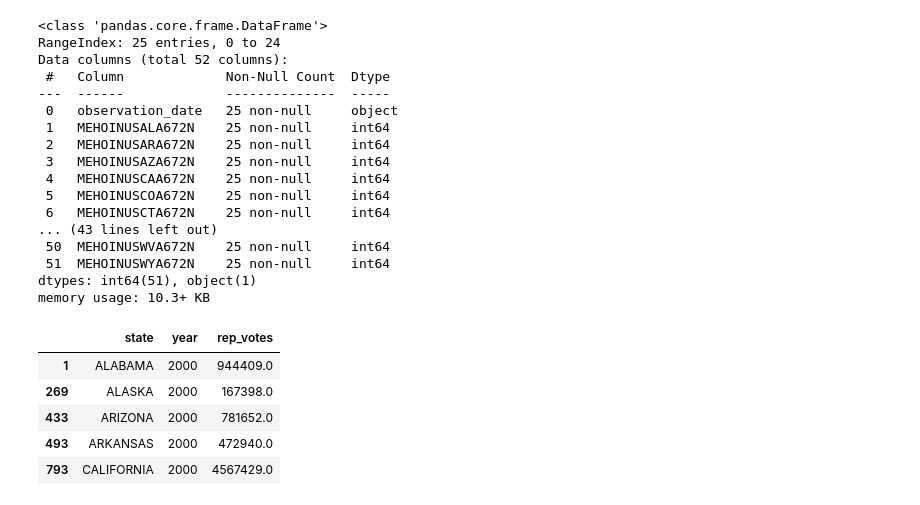
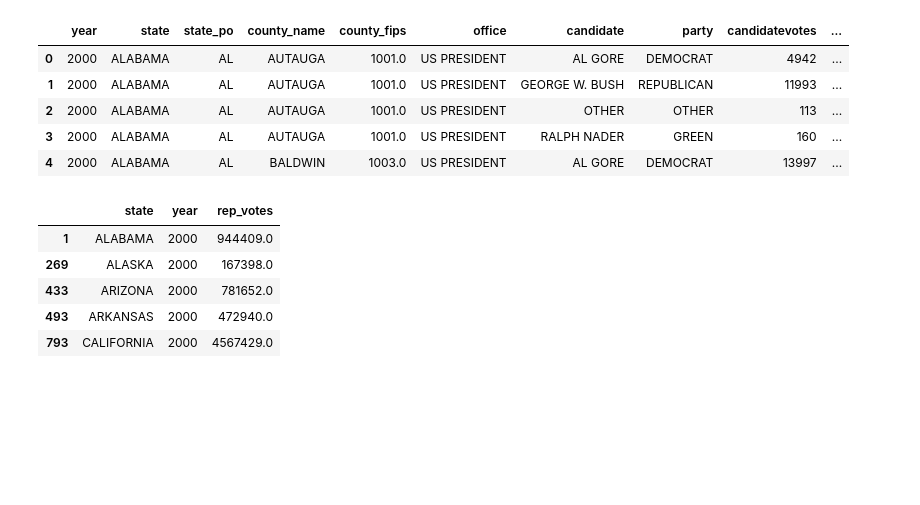
Before and after one commit to jamilditter/election_results, a Jupyter notebook: code/Data Cleaning.ipynb, the cells around one changed output. Cells and saved outputs as stored; diff of their text form; code cells hidden in the pictures; blank space fills up the shorter version.

```diff
--- a/code/Data Cleaning.ipynb
+++ b/code/Data Cleaning.ipynb
@@ -10,25 +10,14 @@ education = pd.read_csv("https://raw.githubusercontent.com/jamilditter/election_
 population = pd.read_csv("https://raw.githubusercontent.com/jamilditter/election_results/refs/heads/main/data/Population%20by%20Age%20and%20Sex%20-%20US%2C%20States%2C%20Counties.csv")
 bach_2024 = pd.read_csv("https://raw.githubusercontent.com/jamilditter/election_results/refs/heads/main/data/FRED_BachelorsEduAttainment2024.csv")
 # %%
-med_income.info()
+votes.head()
 # %% [output]
-<class 'pandas.core.frame.DataFrame'>
-RangeIndex: 25 entries, 0 to 24
-Data columns (total 52 columns):
- #   Column             Non-Null Count  Dtype
----  ------             --------------  -----
- 0   observation_date   25 non-null     object
- 1   MEHOINUSALA672N    25 non-null     int64
- 2   MEHOINUSARA672N    25 non-null     int64
- 3   MEHOINUSAZA672N    25 non-null     int64
- 4   MEHOINUSCAA672N    25 non-null     int64
- 5   MEHOINUSCOA672N    25 non-null     int64
- 6   MEHOINUSCTA672N    25 non-null     int64
-... (43 lines left out)
- 50  MEHOINUSWVA672N    25 non-null     int64
- 51  MEHOINUSWYA672N    25 non-null     int64
-dtypes: int64(51), object(1)
-memory usage: 10.3+ KB
+|  | year | state | state_po | county_name | county_fips | office | candidate | party | candidatevotes | ... |
+| 0 | 2000 | ALABAMA | AL | AUTAUGA | 1001.0 | US PRESIDENT | AL GORE | DEMOCRAT | 4942 | ... |
+| 1 | 2000 | ALABAMA | AL | AUTAUGA | 1001.0 | US PRESIDENT | GEORGE W. BUSH | REPUBLICAN | 11993 | ... |
+| 2 | 2000 | ALABAMA | AL | AUTAUGA | 1001.0 | US PRESIDENT | OTHER | OTHER | 113 | ... |
+| 3 | 2000 | ALABAMA | AL | AUTAUGA | 1001.0 | US PRESIDENT | RALPH NADER | GREEN | 160 | ... |
+| 4 | 2000 | ALABAMA | AL | BALDWIN | 1003.0 | US PRESIDENT | AL GORE | DEMOCRAT | 13997 | ... |
 # %%
 votes["totalvotes"] = votes.groupby(["state", "year"])["candidatevotes"].transform("sum")
 votes["dem"] = votes[votes["party"] == "DEMOCRAT"].groupby(["state", "year"])["candidatevotes"].transform("sum")
```
Also changed, not shown: parts of 3 cells of this notebook, 1 other file.
